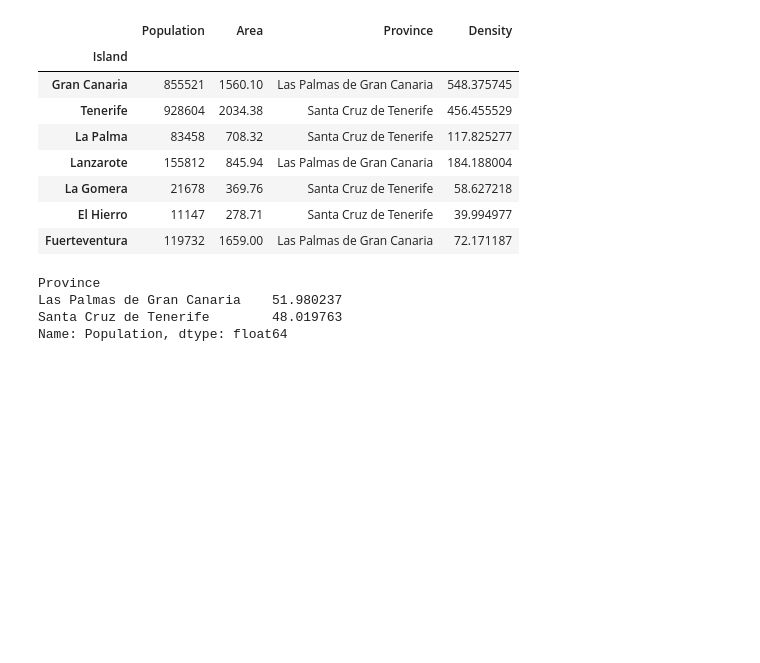
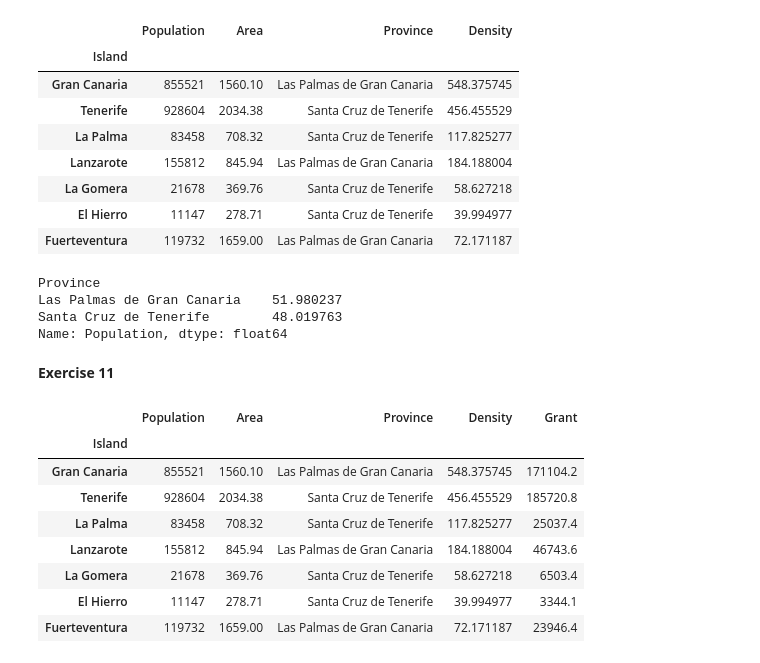
Before and after one commit to tonilgdev/Data_Science, a Jupyter notebook: 02_panda/02_panda.ipynb, the cells around one changed output. Cells and saved outputs as stored; diff of their text form; code cells hidden in the pictures; blank space fills up the shorter version.

```diff
--- a/02_panda/02_panda.ipynb
+++ b/02_panda/02_panda.ipynb
@@ -204,3 +204,25 @@ Province
 Las Palmas de Gran Canaria    51.980237
 Santa Cruz de Tenerife        48.019763
 Name: Population, dtype: float64
+# %% [markdown]
+**Exercise 11**
+# %%
+def new_grant (df):
+
+    if df['Area'] >= 1000:
+        return df['Population']*0.2
+    else:
+        return df['Population']*0.3
+
+df['Grant'] = df.apply(new_grant, axis=1)
+df
+# %% [output]
+|  | Population | Area | Province | Density | Grant |
+| Island |  |  |  |  |  |
+| Gran Canaria | 855521 | 1560.10 | Las Palmas de Gran Canaria | 548.375745 | 171104.2 |
+| Tenerife | 928604 | 2034.38 | Santa Cruz de Tenerife | 456.455529 | 185720.8 |
+| La Palma | 83458 | 708.32 | Santa Cruz de Tenerife | 117.825277 | 25037.4 |
+| Lanzarote | 155812 | 845.94 | Las Palmas de Gran Canaria | 184.188004 | 46743.6 |
+| La Gomera | 21678 | 369.76 | Santa Cruz de Tenerife | 58.627218 | 6503.4 |
+| El Hierro | 11147 | 278.71 | Santa Cruz de Tenerife | 39.994977 | 3344.1 |
+| Fuerteventura | 119732 | 1659.00 | Las Palmas de Gran Canaria | 72.171187 | 23946.4 |
```
Also changed, not shown: 2 other files.
